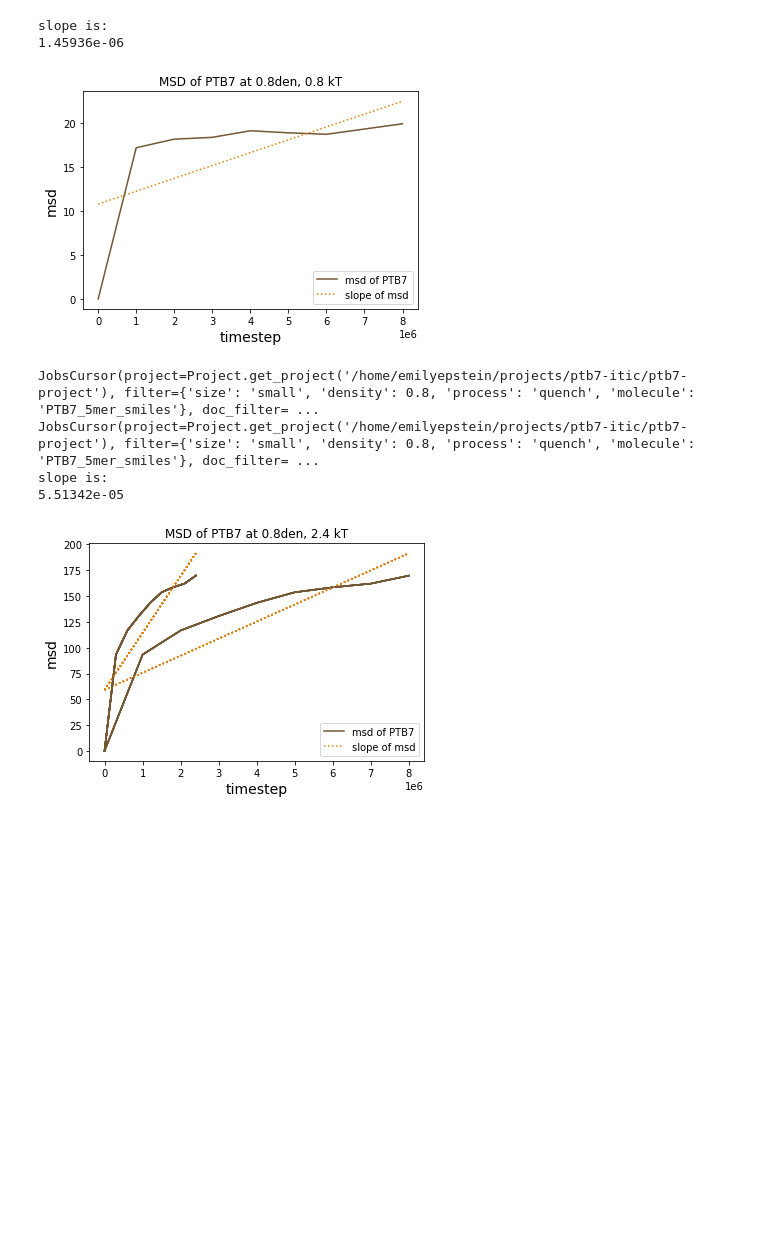
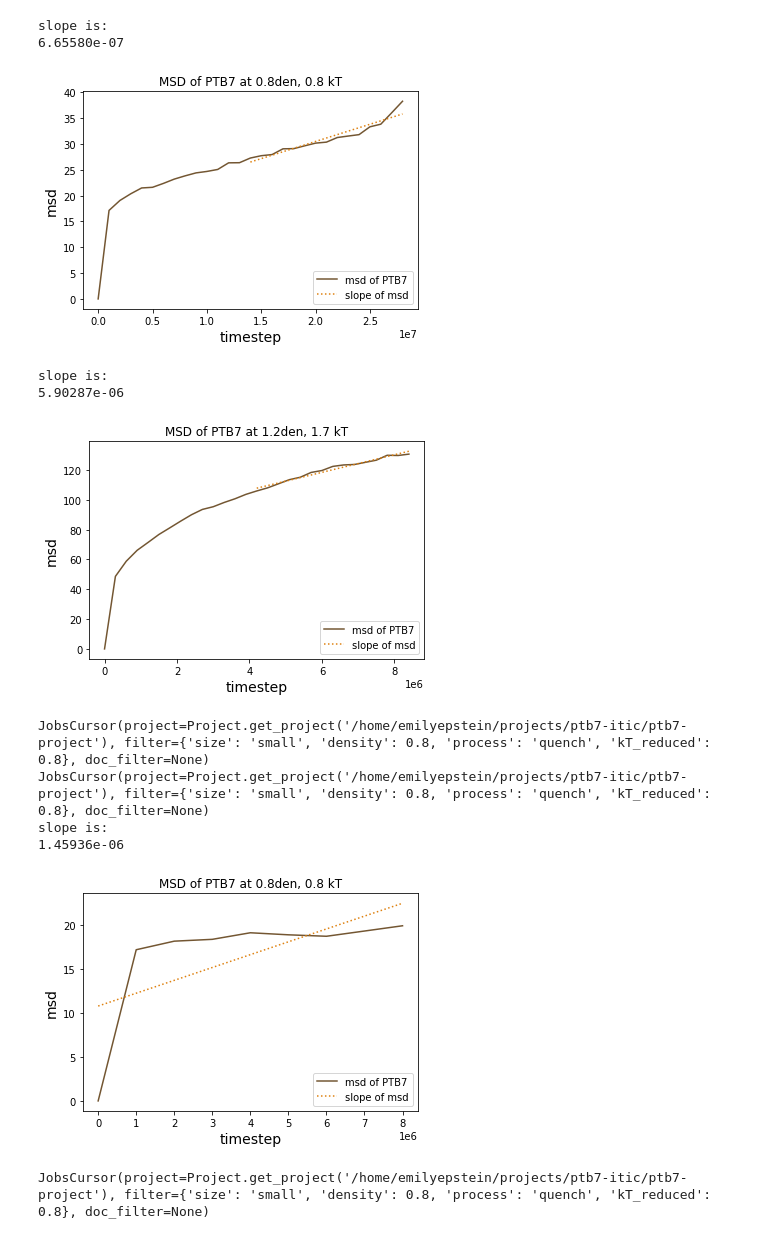
Before and after one commit to emilyepstein/ptb7-itic, a Jupyter notebook: ptb7-project/jup_notebooks/msd_vs_timestep_ptb7.ipynb, the cells around one changed output. Cells and saved outputs as stored; diff of their text form; code cells hidden in the pictures; blank space fills up the shorter version.

```diff
--- a/ptb7-project/jup_notebooks/msd_vs_timestep_ptb7.ipynb
+++ b/ptb7-project/jup_notebooks/msd_vs_timestep_ptb7.ipynb
@@ -20,7 +22,7 @@ def atom_type_pos(snap, atom_type):
         positions.append(snap.particles.position[indices])
     return np.concatenate(positions)
 
-def msd_from_gsd(gsdfile, start=-10, stop=-1, atom_type='ss', msd_mode = "window"):
+def msd_from_gsd(gsdfile, start=-30, stop=-1, atom_type='ss', msd_mode = "window"):
     f = gsd.pygsd.GSDFile(open(gsdfile, "rb"))
     trajectory = gsd.hoomd.HOOMDTrajectory(f)
     positions = []
@@ -57,17 +59,19 @@ def make_me_a_graph(state_dict = {"size": "small",
     fig = plt.figure()
     ax = plt.subplot(111)
     color = plt.cm.coolwarm(np.linspace(0, 1, len(job_list)))
-    mpl.rcParams['axes.prop_cycle'] = cycler.cycler('color', color)
+    mpl.rcParams['axes.prop_cycle'] = plt.cycler('color', color)
 
     for kT,job in job_list.groupby('kT_reduced'):
         job = list(job)[0]
         tspf = job.sp['n_steps'] / 100
         msd = msd_from_gsd(job.fn('trajectory.gsd'), atom_type='ss')
-        y = msd[-15:]
-        x = np.arange(0, len(y), 1) * tspf
+        y = msd
+        x = np.arange(0, len(msd), 1) * tspf
+        y2 = msd[-15:]
+        x2 = x[-15:]
         plt.plot(x, y, label=job.sp['kT_reduced'], color='#735632')
-        slope, intercept, r_value, p_value, std_err = linregress(x, y)
-        plt.plot(x, x*slope + intercept, linestyle = 'dotted', color = '#de8110')
+        slope, intercept, r_value, p_value, std_err = linregress(x2, y2)
+        plt.plot(x[-15:], x[-15:]*slope + intercept, linestyle = 'dotted', color = '#de8110')
         #plt.xlim(0, 6000)
 
     plt.title("MSD of PTB7 at %sden, %s kT" % (job.sp['density'], job.sp['kT_reduced']))
@@ -87,33 +91,21 @@ def make_me_a_graph(state_dict = {"size": "small",
 # %%
 make_me_a_graph(state_dict = {"size": "small",
                               "density": 0.8,
                               "process": "quench",
-                              #"molecule": "PTB7_5mer_smiles",
+                              "molecule": "PTB7_5mer_smiles",
                               "kT_reduced": 0.8})
-#make_me_a_graph(state_dict = {"size": "small",
-#                              "density": 0.8,
-#                              "process": "quench",
-#                              "molecule": "PTB7_5mer_smiles",
-#                              "kT_reduced": 0.9})
-#make_me_a_graph(state_dict = {"size": "small",
-#                              "density": 0.8,
-#                              "process": "quench",
-#                              "molecule": "PTB7_5mer_smiles",
-#                              "kT_reduced": 1.0})
-#make_me_a_graph(state_dict = {"size": "small",
-#                              "density": 0.8,
-#                              "process": "quench",
-#                              "molecule": "PTB7_5mer_smiles",
-#                              "kT_reduced": 1.1})
-#make_me_a_graph(state_dict = {"size": "small",
-#                              "density": 0.8,
-#                              "process": "quench",
-#                              "molecule": "PTB7_5mer_smiles",
-#                              "kT_reduced": 1.2})
+make_me_a_graph(state_dict = {"size": "small",
+                              "density": 1.2,
+                              "process": "quench",
+                              "molecule": "PTB7_5mer_smiles",
+                              "kT_reduced": 1.7})
 # %% [output]
 slope is:
-1.45936e-06
+6.65580e-07
-[figure, old version]
+[figure, new version]
+slope is:
+5.90287e-06
+[figure, added]
 # %%
 def make_me_a_graph_mult(state_dict = {"size": "small",
                                        "density": 0.8,
@@ -161,10 +152,10 @@ def make_me_a_graph_mult(state_dict = {"size": "small",
 make_me_a_graph_mult(state_dict = {"size": "small",
                                    "density": 0.8,
                                    "process": "quench",
-                                   "molecule": "PTB7_5mer_smiles"})
+                                   "kT_reduced": 0.8})
 # %% [output]
-JobsCursor(project=Project.get_project('/home/emilyepstein/projects/ptb7-itic/ptb7-project'), filter={'size': 'small', 'density': 0.8, 'process': 'quench', 'molecule': 'PTB7_5mer_smiles'}, doc_filter= ...
-JobsCursor(project=Project.get_project('/home/emilyepstein/projects/ptb7-itic/ptb7-project'), filter={'size': 'small', 'density': 0.8, 'process': 'quench', 'molecule': 'PTB7_5mer_smiles'}, doc_filter= ...
+JobsCursor(project=Project.get_project('/home/emilyepstein/projects/ptb7-itic/ptb7-project'), filter={'size': 'small', 'density': 0.8, 'process': 'quench', 'kT_reduced': 0.8}, doc_filter=None)
+JobsCursor(project=Project.get_project('/home/emilyepstein/projects/ptb7-itic/ptb7-project'), filter={'size': 'small', 'density': 0.8, 'process': 'quench', 'kT_reduced': 0.8}, doc_filter=None)
 slope is:
-5.51342e-05
+1.45936e-06
-[figure, old version]
+[figure, new version]
@@ -170,0 +172,4 @@ slope is:
+# %%
+print(job_list1)
+# %% [output]
+JobsCursor(project=Project.get_project('/home/emilyepstein/projects/ptb7-itic/ptb7-project'), filter={'size': 'small', 'density': 0.8, 'process': 'quench', 'kT_reduced': 0.8}, doc_filter=None)
```
Also changed, not shown: parts of 5 cells of this notebook, 3 other files.
